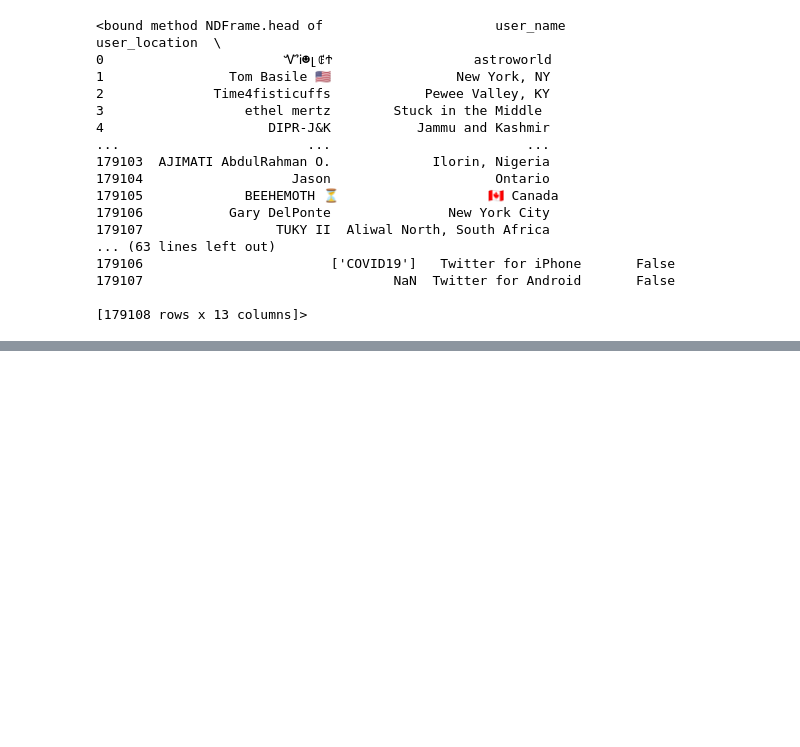
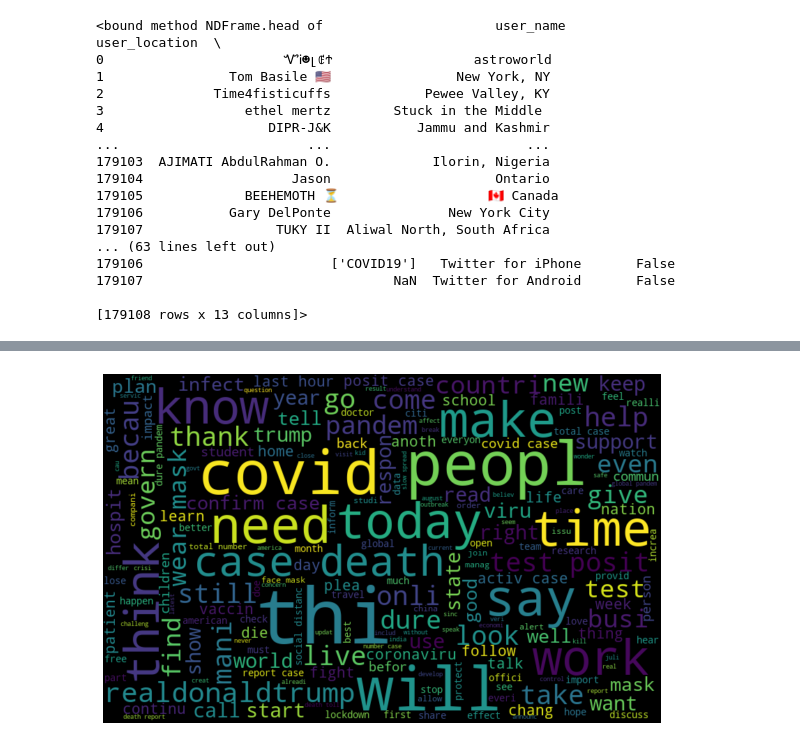
Before and after one commit to Esther561/sentiment-analysis, a Jupyter notebook: Untitled.ipynb, the cells around one changed output, grey strips where cells are left out. Drawn from its saved outputs; the diff is of its cells as text; code cells hidden in the pictures; blank space fills up the shorter version.

```diff
--- a/Untitled.ipynb
+++ b/Untitled.ipynb
@@ -23,0 +141,4 @@ df.head
+# %%
+#D Tokenization
+tokenized_tweet = df['tidy_tweet'].apply(lambda x: x.split())
+tokenized_tweet.head()
@@ -23,0 +160,18 @@ df.head
+# %%
+#E Stemming(Lexicon Normalization)
+
+from nltk.stem.porter import *
+stemmer = PorterStemmer()
+
+from nltk.stem.wordnet import WordNetLemmatizer
+lem = WordNetLemmatizer()
+
+tokenized_tweet = tokenized_tweet.apply(lambda x: [stemmer.stem(i) for i in x]) # stemming
+tokenized_tweet = tokenized_tweet.apply(lambda x: [lem.lemmatize(i, "v") for i in x]) # lemmatize
+
+tokenized_tweet.head()
+
+for i in range(len(tokenized_tweet)):
+    tokenized_tweet[i] = ' '.join(tokenized_tweet[i])
+
+df['tidy_tweet'] = tokenized_tweet
@@ -23,0 +190,25 @@ df.head
+# %%
+#3. Story Generation and Visualization from Tweets
+#A) Understanding the common words used in the tweets: WordCloud
+
+
+
+# from nltk.tokenize.moses import MosesDetokenizer
+
+# detokenizer= MosesDetokenizer() for I in Range (len (tokenized_tweet)):
+
+# tokenized_tweet[i] = detokenizer.detokenize(tokenized_tweet[i], return_str=True)
+
+# df['tidy_tweet'] = tokenized_tweet
+
+
+all_words = ' '.join([text for text in df['tidy_tweet']])
+from wordcloud import WordCloud
+wordcloud = WordCloud(width=800, height=500, random_state=21, max_font_size=110).generate(all_words)
+
+plt.figure(figsize=(10, 7))
+plt.imshow(wordcloud, interpolation="bilinear")
+plt.axis('off')
+plt.show()
+# %% [output]
+[figure, added]
```
Also changed, not shown: parts of 9 cells of this notebook.
